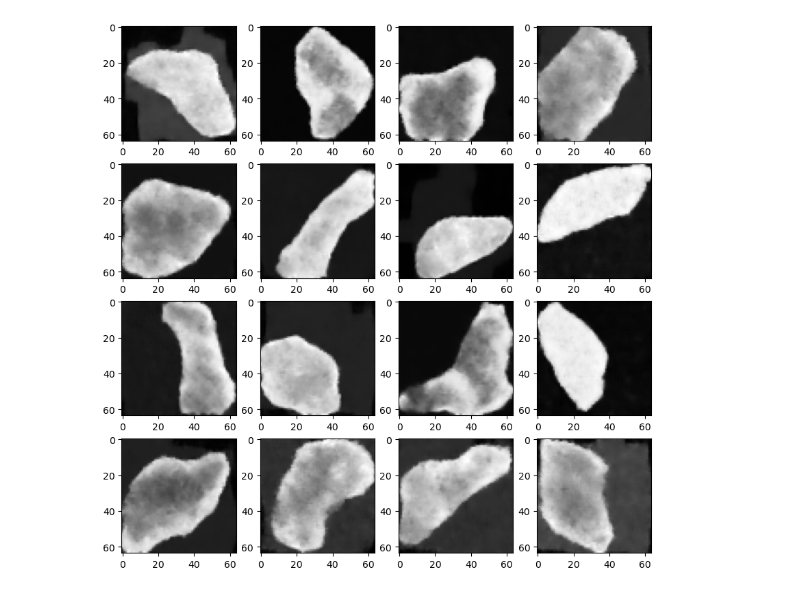
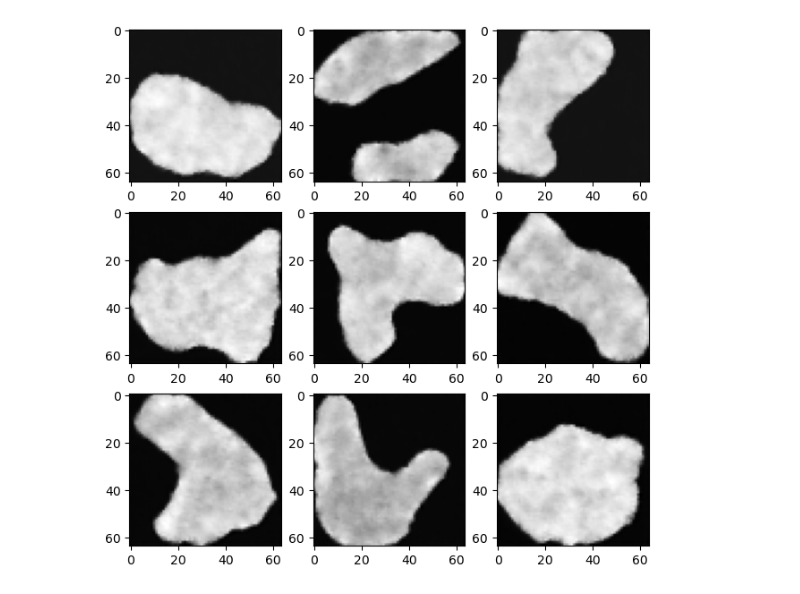
Before and after one commit to anghol/diffusion-substrates, a Jupyter notebook: notebooks/diffusion_cells.ipynb, the cells around one changed output. Cells and saved outputs as stored; diff of their text form; code cells hidden in the pictures.

```diff
--- a/notebooks/diffusion_cells.ipynb
+++ b/notebooks/diffusion_cells.ipynb
@@ -175,5 +157,8 @@ Loss: 0.016123328357934952
 ... (8 outputs left out)
+# %%
+model = torch.load("denoise_model_20_epochs.pt")
+model.eval()
 # %%
-samples = show_samples(16, diffusion, model, image_size, channels)
+samples = show_samples(9, diffusion, model, image_size, channels)
 # %% [output]
-[figure, old version]
+[figure, new version]
```
Also changed, not shown: parts of 10 cells of this notebook, 8 other files.
